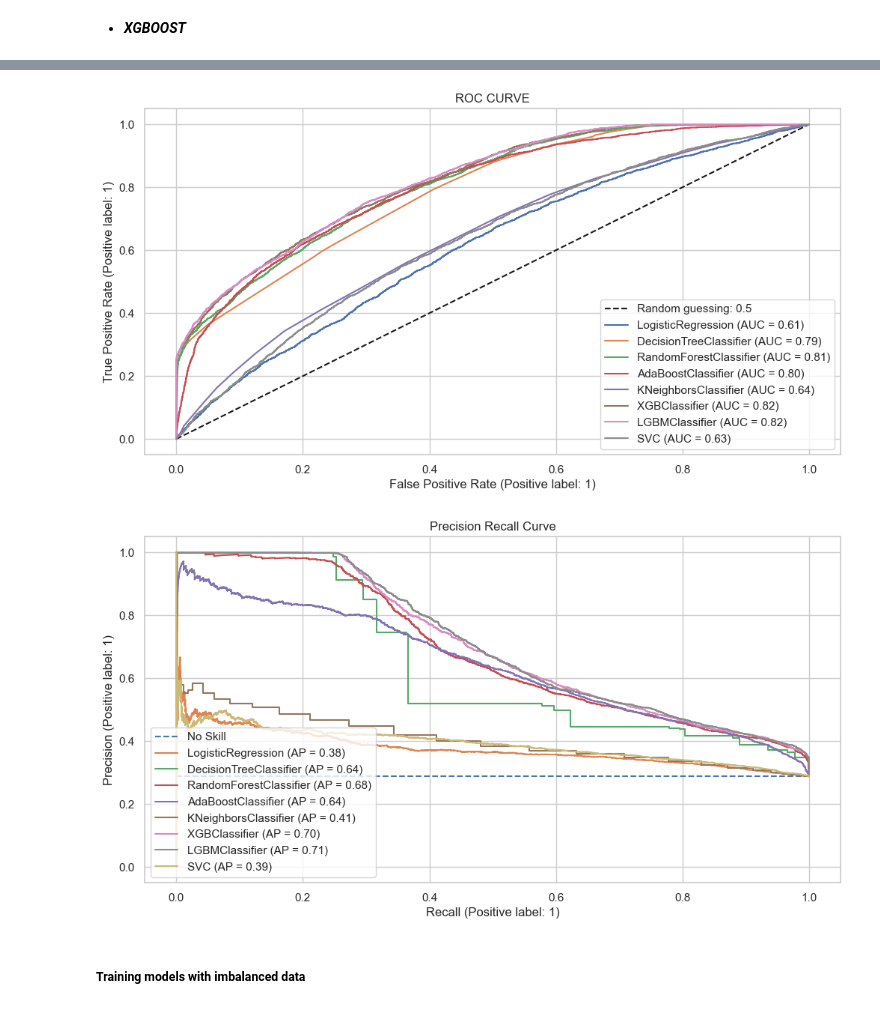
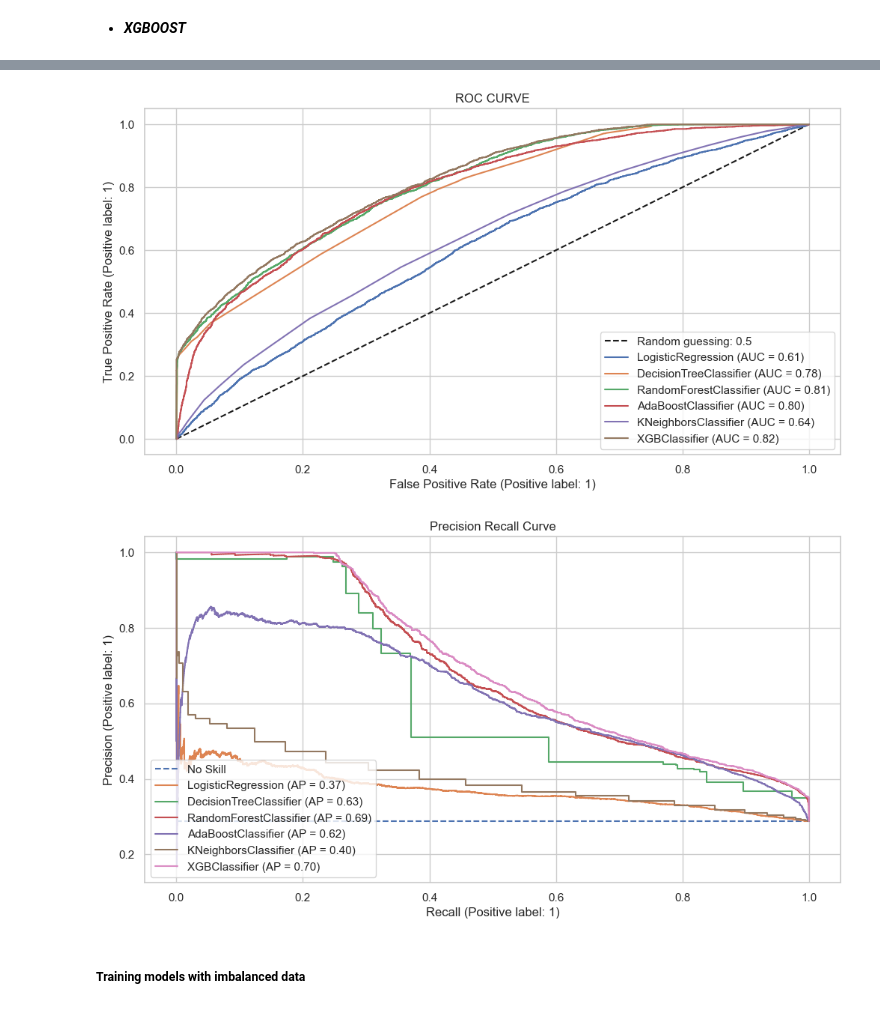
Before and after one commit to vuquyen03/Prediction-customer-churn, a Jupyter notebook: Applied_Stat.ipynb, the cells around one changed output, grey strips where cells are left out. Saved outputs shown, nothing was run; the diff lists cells and outputs as text; code cells hidden in the pictures.

```diff
--- a/Applied_Stat.ipynb
+++ b/Applied_Stat.ipynb
@@ -667,16 +657,16 @@ outliers_hard
 | 29 | ReferralsMadeBySubscriber | 140 |
 | 30 | AdjustmentsToCreditRating | 437 |
 # %%
-outliers2={}
-outlier_features = ['Handsets', 'HandsetModels','ReferralsMadeBySubscriber', 'RetentionCalls', 'AdjustmentsToCreditRating']
-for col in train_outliers:
-    z_score = zscore(train_outliers[col])
-    upper_replace_value = train_outliers[z_score<=3][col].max()
-    lower_replace_value = train_outliers[z_score>=-3][col].min()
-    if col not in outlier_features:
-        train.loc[train_outliers[col] > upper_replace_value, col] = upper_replace_value
-        train.loc[train_outliers[col] < lower_replace_value, col] = lower_replace_value
+# outliers2={}
+# outlier_features = ['Handsets', 'HandsetModels','ReferralsMadeBySubscriber', 'RetentionCalls', 'AdjustmentsToCreditRating']
+# for col in train_outliers:
+#     z_score = zscore(train_outliers[col])
+#     upper_replace_value = train_outliers[z_score<=3][col].max()
+#     lower_replace_value = train_outliers[z_score>=-3][col].min()
+#     if col not in outlier_features:
+#         train.loc[train_outliers[col] > upper_replace_value, col] = upper_replace_value
+#         train.loc[train_outliers[col] < lower_replace_value, col] = lower_replace_value
 
-    outliers2[col] = len(train[col][(train[col] > upper_replace_value)| (train[col] < lower_replace_value)])
-outliers_zscore = pd.DataFrame(outliers2.items(),columns=['Feature','Outliers'])
-print(outliers_zscore)
+#     outliers2[col] = len(train[col][(train[col] > upper_replace_value)| (train[col] < lower_replace_value)])
+# outliers_zscore = pd.DataFrame(outliers2.items(),columns=['Feature','Outliers'])
+# print(outliers_zscore)
@@ -864,8 +833,8 @@ kf = StratifiedKFold(n_splits = 5, shuffle = True, random_state = 2023)
 logReg = LogisticRegression(class_weight='balanced', random_state = 2023)
 solvers = ['lbfgs', 'saga', 'liblinear']
 penalty = ['l1','l2']
-c_values = [0.01, 0.02, 0.05, 0.1, 1]
-max_iterator = [100, 500, 1000]
+c_values = [0.001, 0.01, 0.1, 1]
+max_iterator = [50, 100, 150]
 
 # define grid search
 grid = dict(solver= solvers, penalty=penalty, C=c_values, max_iter = max_iterator)
@@ -1079,12 +1047,0 @@ AUC: 0.808
-# %%
-print("Consider the training set")
-rf.fit(X_blnc, y_blnc)
-y_pred = rf.predict(X_blnc)
-
-conf = confusion_matrix(y_blnc, y_pred)
-sns.heatmap(conf, annot=True, linewidth=0.7, linecolor='black', fmt='g', cmap="BuPu")
-plt.xlabel('Predicted')
-plt.ylabel('True')
-plt.show()
-
-print(classification_report(y_blnc, y_pred))
@@ -1560,7 +1366,7 @@ from matplotlib import pyplot
 # %%
 from sklearn.metrics import RocCurveDisplay
 
-models = [logReg, dtc, rf, ada, knn, xgb, lgbm, lc]
+models = [logReg, dtc, rf, ada, knn, xgb]
 
 plt.figure(figsize = (12,6), linewidth= 1)
 plt.plot([0,1], [0,1], 'k--', label = 'Random guessing: 0.5')
@@ -1570,23 +1376,23 @@ ax = plt.gca()
 for i in models:
     RocCurveDisplay.from_estimator(i, X_test, y_test,ax=ax)
 # %% [output]
-[figure, old version]
+[figure, new version]
 # %%
 from sklearn.metrics import PrecisionRecallDisplay, precision_recall_curve
 
-models = [logReg, dtc, rf, ada, knn, xgb, lgbm,lc]
+models = [logReg, dtc, rf, ada, knn, xgb]
 
 plt.figure(figsize = (12,6), linewidth= 1)
 no_skill = len(y_test[y_test==1]) / len(y_test)
 pyplot.plot([0, 1], [no_skill, no_skill], linestyle='--', label='No Skill')
 plt.title("Precision Recall Curve")
 plt.legend(loc="upper left")
 ax = plt.gca()
 
 for i in models:
     PrecisionRecallDisplay.from_estimator(i, X_test, y_test,ax=ax)
 # %% [output]
-[figure, old version]
+[figure, new version]
 # %% [markdown]
 ##### Training models with imbalanced data
 # %%
```
Also changed, not shown: parts of 52 cells of this notebook.
